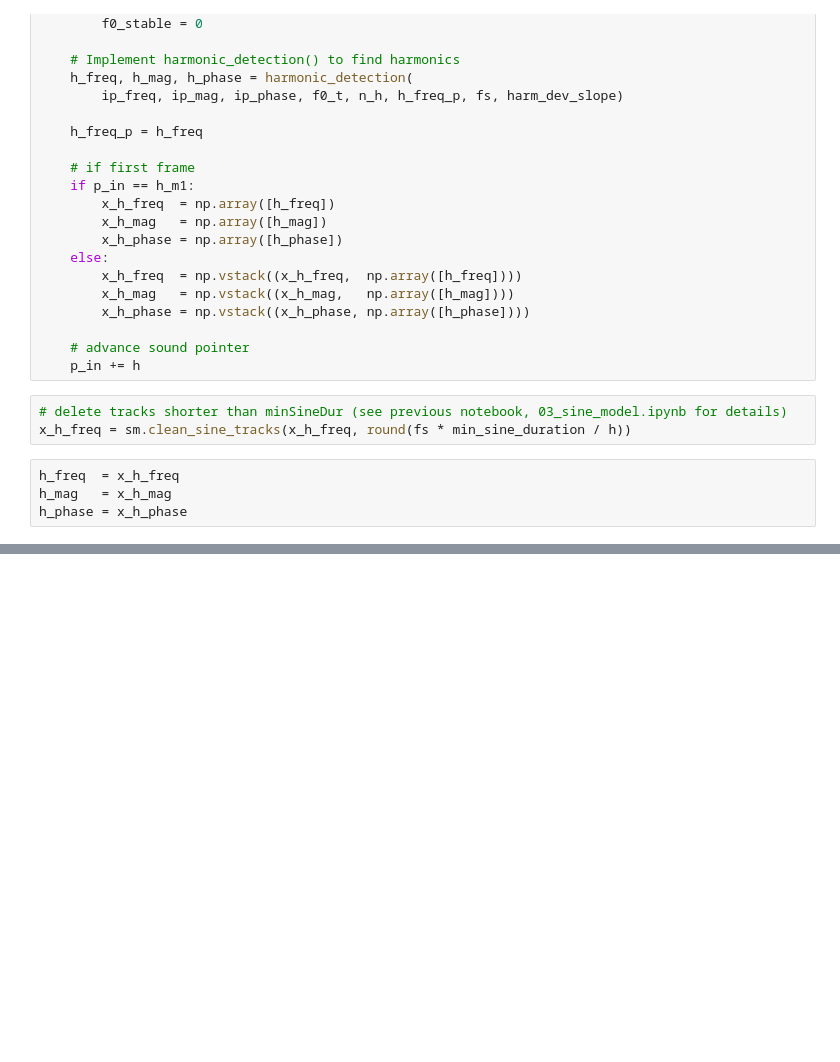
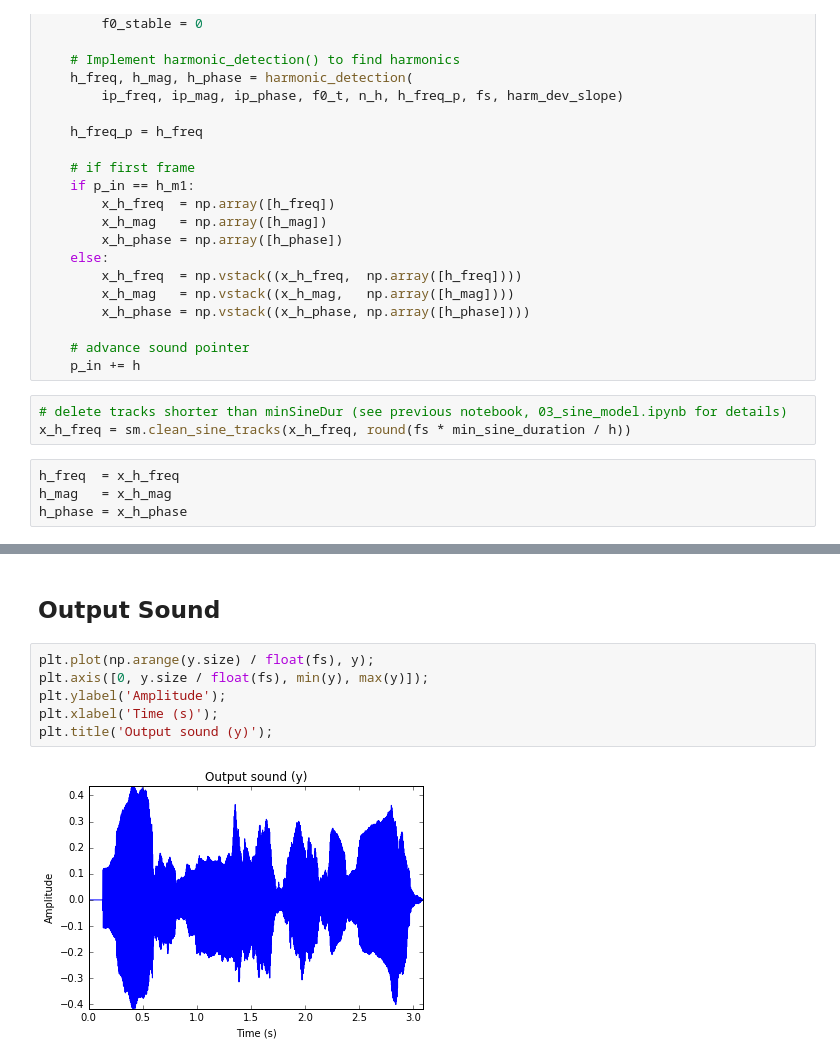
Before and after one commit to damiansp/digitalSoundProcessing, a Jupyter notebook: models/04_harmonic_model.ipynb, the cells around one changed output, grey strips where cells are left out. Saved outputs shown, nothing was run; the diff lists cells and outputs as text; blank space fills up the shorter version.

```diff
--- a/models/04_harmonic_model.ipynb
+++ b/models/04_harmonic_model.ipynb
@@ -164,0 +211,10 @@ NameError: global name 'n_s' is not defined
+# %% [markdown]
+## Output Sound
+# %%
+plt.plot(np.arange(y.size) / float(fs), y);
+plt.axis([0, y.size / float(fs), min(y), max(y)]);
+plt.ylabel('Amplitude');
+plt.xlabel('Time (s)');
+plt.title('Output sound (y)');
+# %% [output]
+[figure, added]
```
Also changed, not shown: parts of 10 cells of this notebook.
